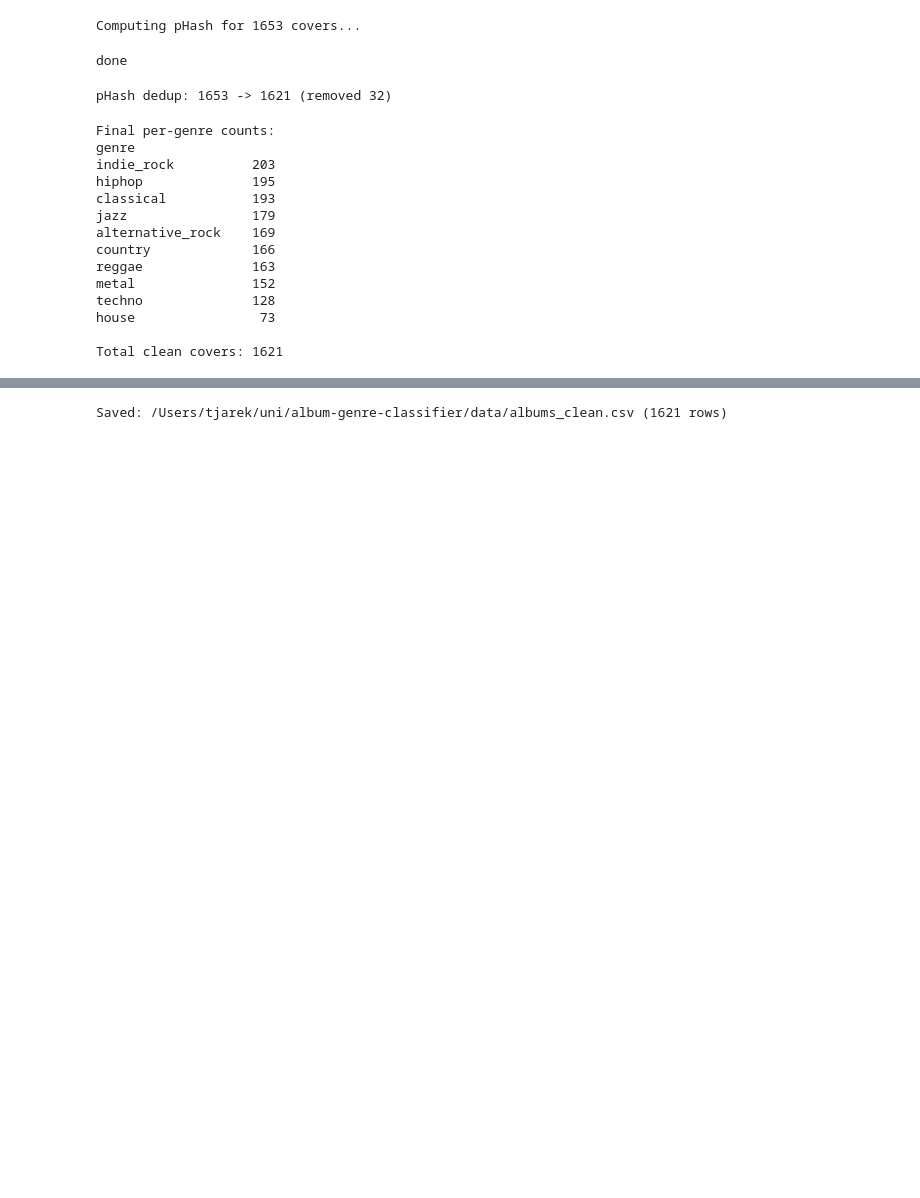
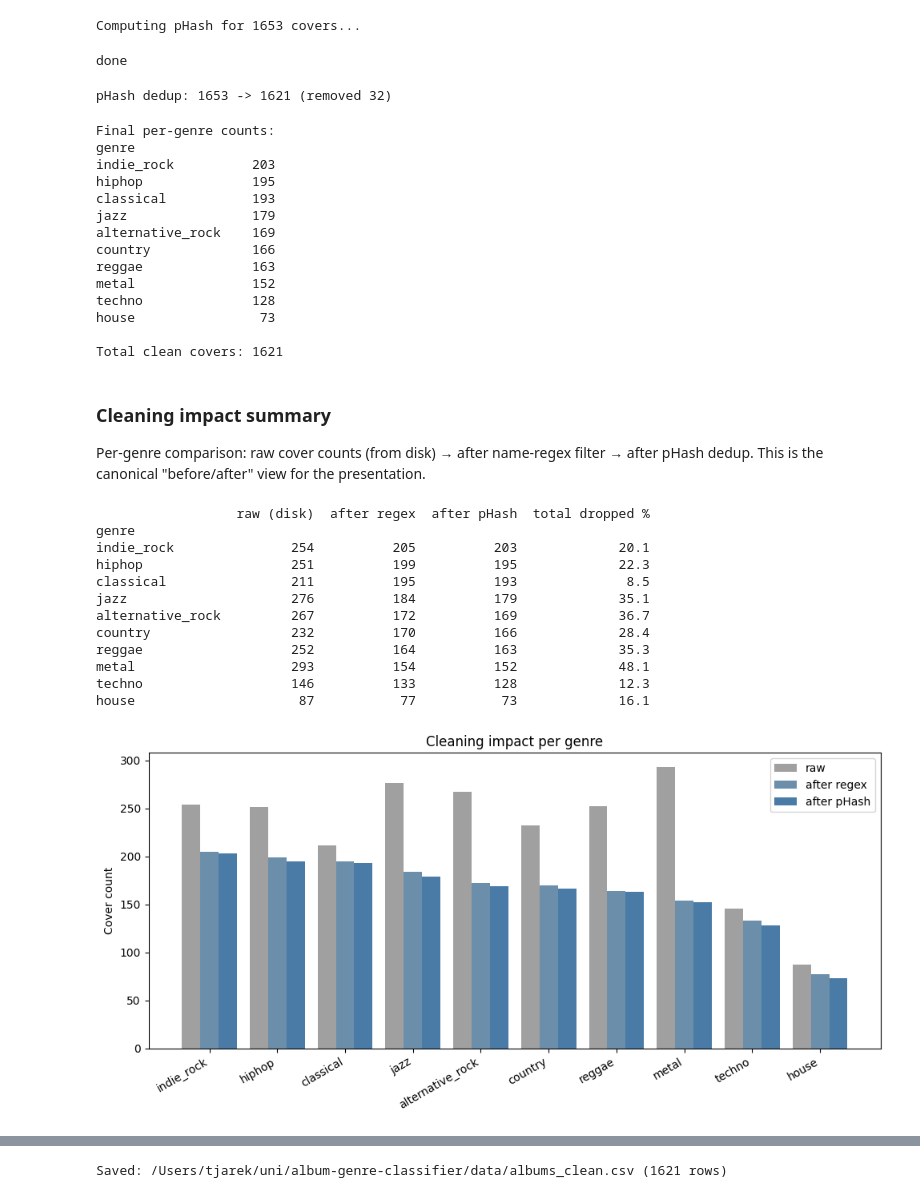
Before and after one commit to tjaarek/album-genre-classifier, a Jupyter notebook: notebooks/02_data_exploration.ipynb, the cells around one changed output, grey strips where cells are left out. Cells and saved outputs as stored; diff of their text form; code cells hidden in the pictures; blank space fills up the shorter version.

```diff
--- a/notebooks/02_data_exploration.ipynb
+++ b/notebooks/02_data_exploration.ipynb
@@ -256,3 +377,51 @@ techno              128
 house                73
 
 Total clean covers: 1621
+# %% [markdown]
+### Cleaning impact summary
+
+Per-genre comparison: raw cover counts (from disk) → after name-regex filter →
+after pHash dedup. This is the canonical "before/after" view for the
+presentation.
+# %%
+# Reconstruct the three stages for comparison
+stage_raw = albums.groupby("genre").size()
+stage_regex = albums[~albums["is_redundant"]].groupby("genre").size()
+stage_final = clean.groupby("genre").size()
+
+impact_df = pd.DataFrame({
+    "raw (disk)": stage_raw,
+    "after regex": stage_regex,
+    "after pHash": stage_final,
+}).sort_values("after pHash", ascending=False)
+impact_df["total dropped %"] = ((stage_raw - stage_final) / stage_raw * 100).round(1)
+print(impact_df.to_string())
+
+# Visualize
+fig, ax = plt.subplots(figsize=(10, 5))
+x = np.arange(len(impact_df))
+w = 0.27
+ax.bar(x - w, impact_df["raw (disk)"], w, label="raw", color="#a0a0a0")
+ax.bar(x, impact_df["after regex"], w, label="after regex", color="#6b8eaa")
+ax.bar(x + w, impact_df["after pHash"], w, label="after pHash", color="#4a7ba7")
+ax.set_xticks(x)
+ax.set_xticklabels(impact_df.index, rotation=30, ha="right")
+ax.set_ylabel("Cover count")
+ax.set_title("Cleaning impact per genre")
+ax.legend()
+plt.tight_layout()
+plt.show()
+# %% [output]
+                  raw (disk)  after regex  after pHash  total dropped %
+genre
+indie_rock               254          205          203             20.1
+hiphop                   251          199          195             22.3
+classical                211          195          193              8.5
+jazz                     276          184          179             35.1
+alternative_rock         267          172          169             36.7
+country                  232          170          166             28.4
+reggae                   252          164          163             35.3
+metal                    293          154          152             48.1
+techno                   146          133          128             12.3
+house                     87           77           73             16.1
+[figure, added]
```
Also changed, not shown: parts of 14 cells of this notebook, 54 other files.
